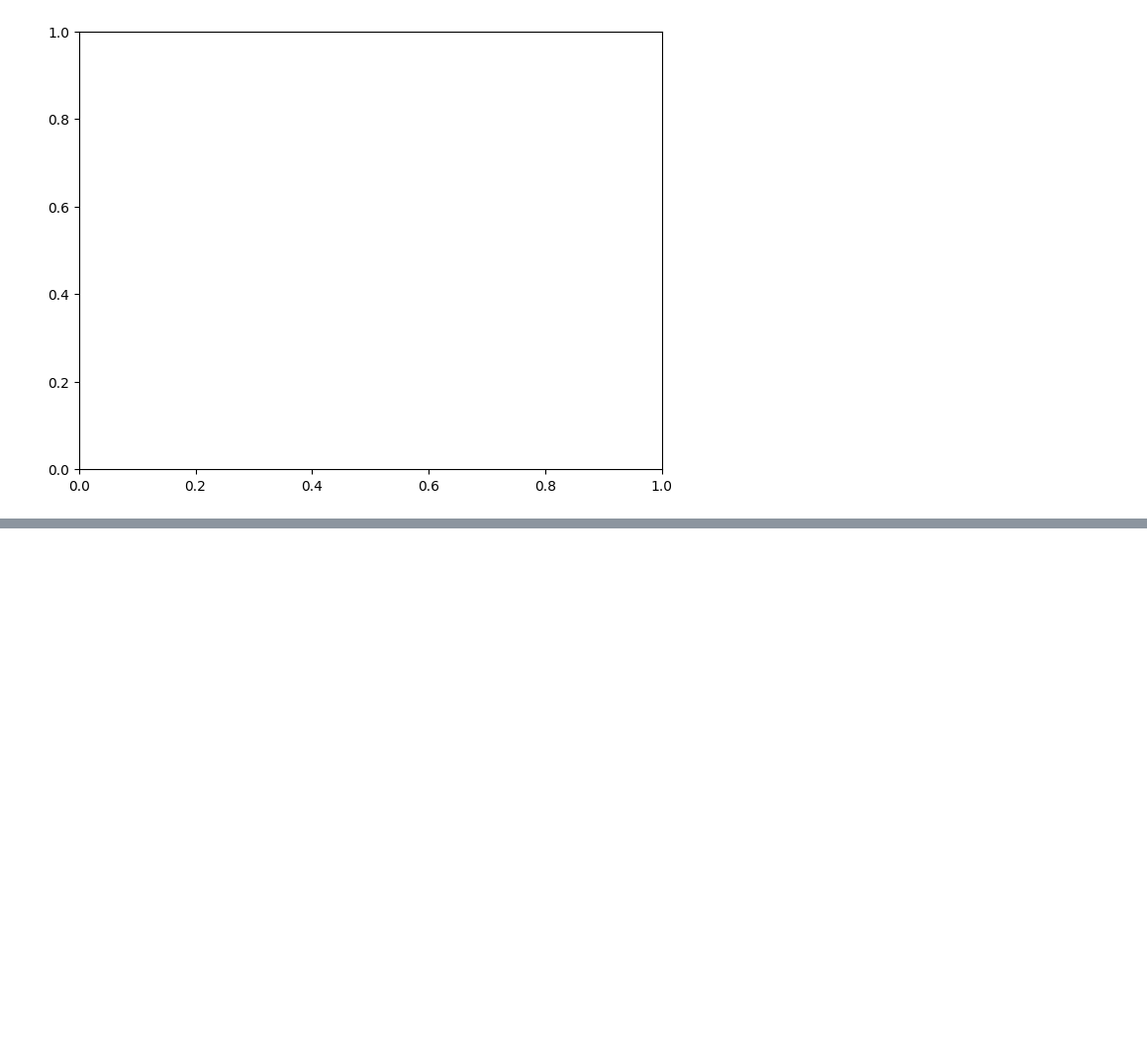
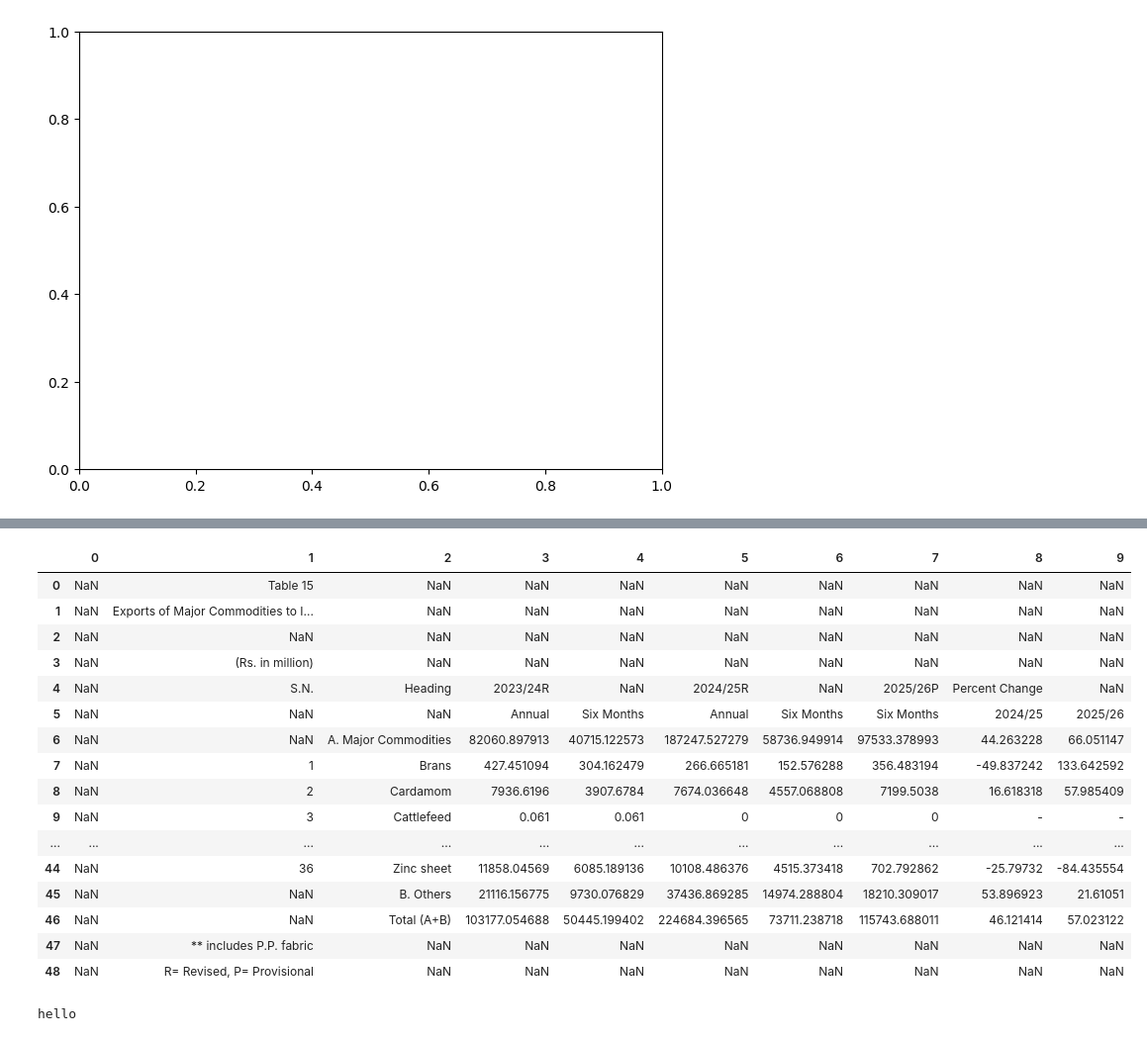
Before and after one commit to mesuvein23/SocrateAI, a Jupyter notebook: project_economics.ipynb, the cells around one changed output, grey strips where cells are left out. Shown at 99% size. Cells and saved outputs as stored; diff of their text form; code cells hidden in the pictures; blank space fills up the shorter version.

```diff
--- a/project_economics.ipynb
+++ b/project_economics.ipynb
@@ -391,2 +481,26 @@ print(bottom5)
+# %%
+df
+# %% [output]
+|  | 0 | 1 | 2 | 3 | 4 | 5 | 6 | 7 | 8 | 9 |
+| 0 | NaN | Table 15 | NaN | NaN | NaN | NaN | NaN | NaN | NaN | NaN |
+| 1 | NaN | Exports of Major Commodities to I... | NaN | NaN | NaN | NaN | NaN | NaN | NaN | NaN |
+| 2 | NaN | NaN | NaN | NaN | NaN | NaN | NaN | NaN | NaN | NaN |
+| 3 | NaN | (Rs. in million) | NaN | NaN | NaN | NaN | NaN | NaN | NaN | NaN |
+| 4 | NaN | S.N. | Heading | 2023/24R | NaN | 2024/25R | NaN | 2025/26P | Percent Change | NaN |
+| 5 | NaN | NaN | NaN | Annual | Six Months | Annual | Six Months | Six Months | 2024/25 | 2025/26 |
+| 6 | NaN | NaN | A. Major Commodities | 82060.897913 | 40715.122573 | 187247.527279 | 58736.949914 | 97533.378993 | 44.263228 | 66.051147 |
+| 7 | NaN | 1 | Brans | 427.451094 | 304.162479 | 266.665181 | 152.576288 | 356.483194 | -49.837242 | 133.642592 |
+| 8 | NaN | 2 | Cardamom | 7936.6196 | 3907.6784 | 7674.036648 | 4557.068808 | 7199.5038 | 16.618318 | 57.985409 |
+| 9 | NaN | 3 | Cattlefeed | 0.061 | 0.061 | 0 | 0 | 0 | - | - |
+| ... | ... | ... | ... | ... | ... | ... | ... | ... | ... | ... |
+| 44 | NaN | 36 | Zinc sheet | 11858.04569 | 6085.189136 | 10108.486376 | 4515.373418 | 702.792862 | -25.79732 | -84.435554 |
+| 45 | NaN | NaN | B. Others | 21116.156775 | 9730.076829 | 37436.869285 | 14974.288804 | 18210.309017 | 53.896923 | 21.61051 |
+| 46 | NaN | NaN | Total (A+B) | 103177.054688 | 50445.199402 | 224684.396565 | 73711.238718 | 115743.688011 | 46.121414 | 57.023122 |
+| 47 | NaN | ** includes P.P. fabric | NaN | NaN | NaN | NaN | NaN | NaN | NaN | NaN |
+| 48 | NaN | R= Revised, P= Provisional | NaN | NaN | NaN | NaN | NaN | NaN | NaN | NaN |
 # %%
 print(df.columns.tolist())
+# %%
+print("hello")
+# %% [output]
+hello
```
Also changed, not shown: parts of 16 cells of this notebook.
